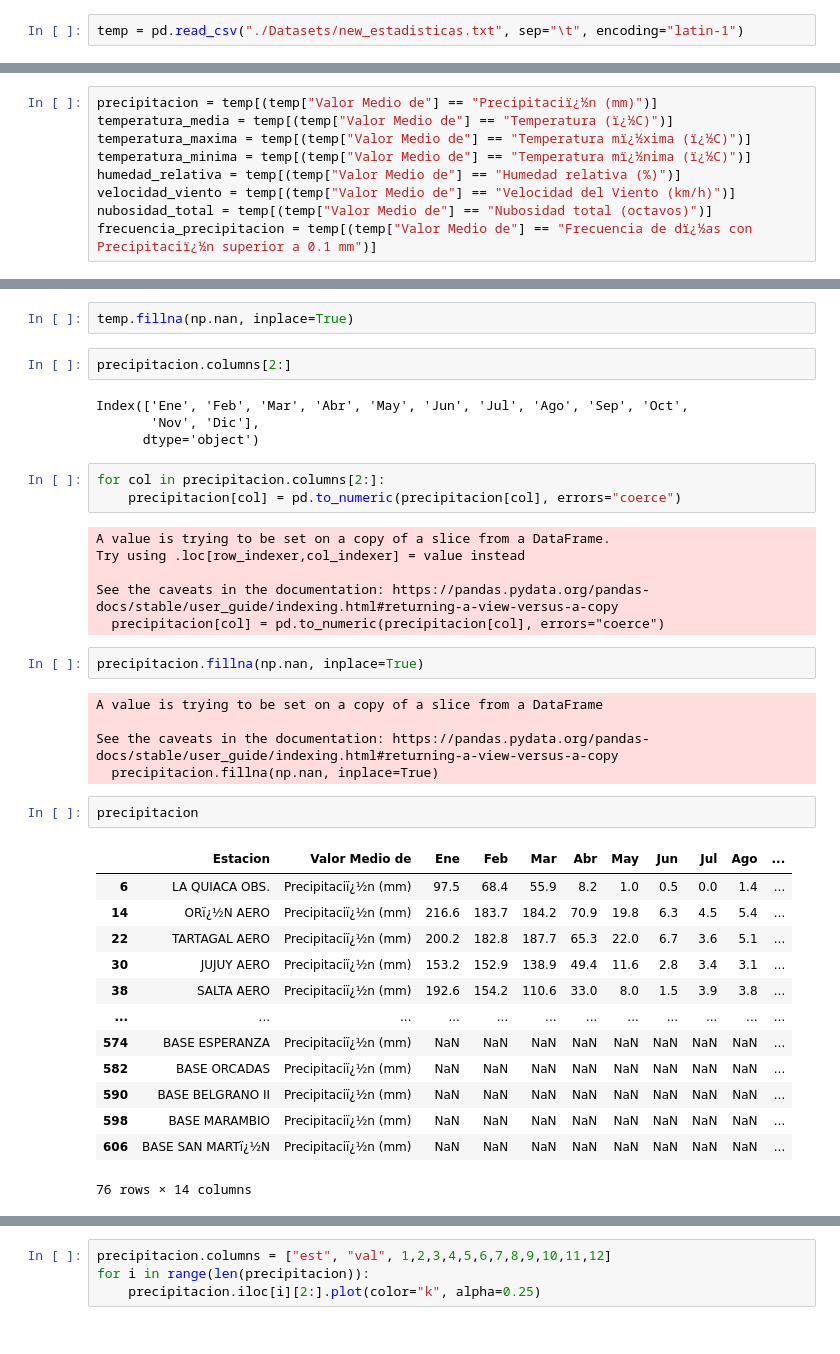
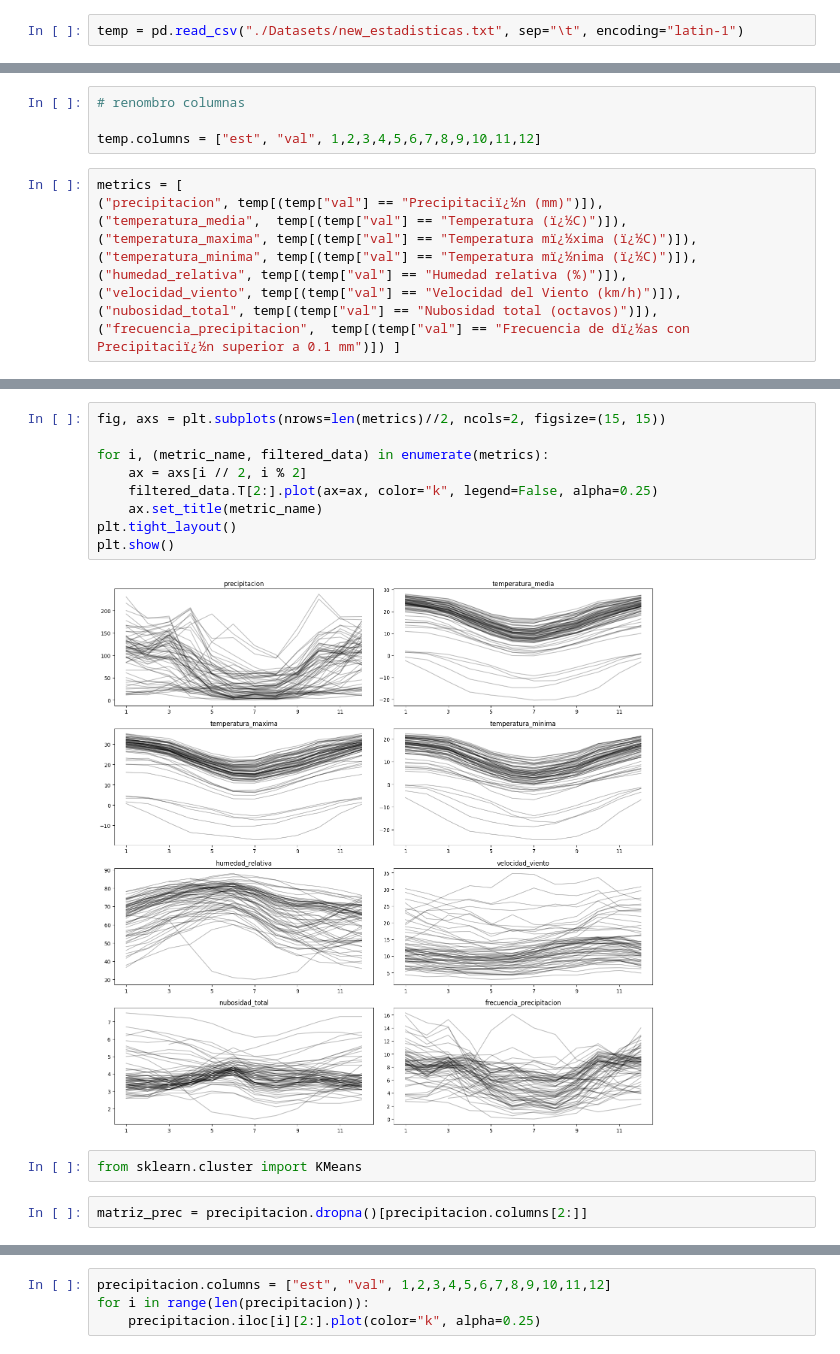
Before and after one commit to marianataglio/seriestemporales, a Jupyter notebook: ej_1.ipynb, the cells around one changed output, grey strips where cells are left out. Saved outputs shown, nothing was run; the diff lists cells and outputs as text.

Commit message:
graficos metricas

```diff
--- a/ej_1.ipynb
+++ b/ej_1.ipynb
@@ -133,9 +116,14 @@ temp
+# %%
+# renombro columnas
+
+temp.columns = ["est", "val", 1,2,3,4,5,6,7,8,9,10,11,12]
 # %%
-precipitacion = temp[(temp["Valor Medio de"] == "Precipitaciï¿½n (mm)")]
-temperatura_media = temp[(temp["Valor Medio de"] == "Temperatura (ï¿½C)")]
-temperatura_maxima = temp[(temp["Valor Medio de"] == "Temperatura mï¿½xima (ï¿½C)")]
-temperatura_minima = temp[(temp["Valor Medio de"] == "Temperatura mï¿½nima (ï¿½C)")]
-humedad_relativa = temp[(temp["Valor Medio de"] == "Humedad relativa (%)")]
-velocidad_viento = temp[(temp["Valor Medio de"] == "Velocidad del Viento (km/h)")]
-nubosidad_total = temp[(temp["Valor Medio de"] == "Nubosidad total (octavos)")]
-frecuencia_precipitacion = temp[(temp["Valor Medio de"] == "Frecuencia de dï¿½as con Precipitaciï¿½n superior a 0.1 mm")]
+metrics = [
+("precipitacion", temp[(temp["val"] == "Precipitaciï¿½n (mm)")]),
+("temperatura_media",  temp[(temp["val"] == "Temperatura (ï¿½C)")]),
+("temperatura_maxima", temp[(temp["val"] == "Temperatura mï¿½xima (ï¿½C)")]),
+("temperatura_minima", temp[(temp["val"] == "Temperatura mï¿½nima (ï¿½C)")]),
+("humedad_relativa", temp[(temp["val"] == "Humedad relativa (%)")]),
+("velocidad_viento", temp[(temp["val"] == "Velocidad del Viento (km/h)")]),
+("nubosidad_total", temp[(temp["val"] == "Nubosidad total (octavos)")]),
+("frecuencia_precipitacion",  temp[(temp["val"] == "Frecuencia de dï¿½as con Precipitaciï¿½n superior a 0.1 mm")]) ]
@@ -161,40 +130,15 @@ for col in temp.columns[2:]:
-# %%
-temp.fillna(np.nan, inplace=True)
-# %%
-precipitacion.columns[2:]
-# %% [output]
-Index(['Ene', 'Feb', 'Mar', 'Abr', 'May', 'Jun', 'Jul', 'Ago', 'Sep', 'Oct',
-       'Nov', 'Dic'],
-      dtype='object')
-# %%
-for col in precipitacion.columns[2:]:
-    precipitacion[col] = pd.to_numeric(precipitacion[col], errors="coerce")
-# %% [output]
-A value is trying to be set on a copy of a slice from a DataFrame.
-Try using .loc[row_indexer,col_indexer] = value instead
-
-See the caveats in the documentation: https://pandas.pydata.org/pandas-docs/stable/user_guide/indexing.html#returning-a-view-versus-a-copy
-  precipitacion[col] = pd.to_numeric(precipitacion[col], errors="coerce")
-# %%
-precipitacion.fillna(np.nan, inplace=True)
-# %% [output]
-A value is trying to be set on a copy of a slice from a DataFrame
-
-See the caveats in the documentation: https://pandas.pydata.org/pandas-docs/stable/user_guide/indexing.html#returning-a-view-versus-a-copy
-  precipitacion.fillna(np.nan, inplace=True)
-# %%
-precipitacion
-# %% [output]
-|  | Estacion | Valor Medio de | Ene | Feb | Mar | Abr | May | Jun | Jul | Ago | ... |
-| 6 | LA QUIACA OBS. | Precipitaciï¿½n (mm) | 97.5 | 68.4 | 55.9 | 8.2 | 1.0 | 0.5 | 0.0 | 1.4 | ... |
-| 14 | ORï¿½N AERO | Precipitaciï¿½n (mm) | 216.6 | 183.7 | 184.2 | 70.9 | 19.8 | 6.3 | 4.5 | 5.4 | ... |
-| 22 | TARTAGAL AERO | Precipitaciï¿½n (mm) | 200.2 | 182.8 | 187.7 | 65.3 | 22.0 | 6.7 | 3.6 | 5.1 | ... |
-| 30 | JUJUY AERO | Precipitaciï¿½n (mm) | 153.2 | 152.9 | 138.9 | 49.4 | 11.6 | 2.8 | 3.4 | 3.1 | ... |
-| 38 | SALTA AERO | Precipitaciï¿½n (mm) | 192.6 | 154.2 | 110.6 | 33.0 | 8.0 | 1.5 | 3.9 | 3.8 | ... |
-| ... | ... | ... | ... | ... | ... | ... | ... | ... | ... | ... | ... |
-| 574 | BASE ESPERANZA | Precipitaciï¿½n (mm) | NaN | NaN | NaN | NaN | NaN | NaN | NaN | NaN | ... |
-| 582 | BASE ORCADAS | Precipitaciï¿½n (mm) | NaN | NaN | NaN | NaN | NaN | NaN | NaN | NaN | ... |
-| 590 | BASE BELGRANO II | Precipitaciï¿½n (mm) | NaN | NaN | NaN | NaN | NaN | NaN | NaN | NaN | ... |
-| 598 | BASE MARAMBIO | Precipitaciï¿½n (mm) | NaN | NaN | NaN | NaN | NaN | NaN | NaN | NaN | ... |
-| 606 | BASE SAN MARTï¿½N | Precipitaciï¿½n (mm) | NaN | NaN | NaN | NaN | NaN | NaN | NaN | NaN | ... |
-76 rows × 14 columns
+# %%
+fig, axs = plt.subplots(nrows=len(metrics)//2, ncols=2, figsize=(15, 15))
+
+for i, (metric_name, filtered_data) in enumerate(metrics):
+    ax = axs[i // 2, i % 2]
+    filtered_data.T[2:].plot(ax=ax, color="k", legend=False, alpha=0.25)
+    ax.set_title(metric_name)
+plt.tight_layout()
+plt.show()
+# %% [output]
+[figure, added]
+# %%
+from sklearn.cluster import KMeans
+# %%
+matriz_prec = precipitacion.dropna()[precipitacion.columns[2:]]
```
Also changed, not shown: parts of 17 cells of this notebook.
